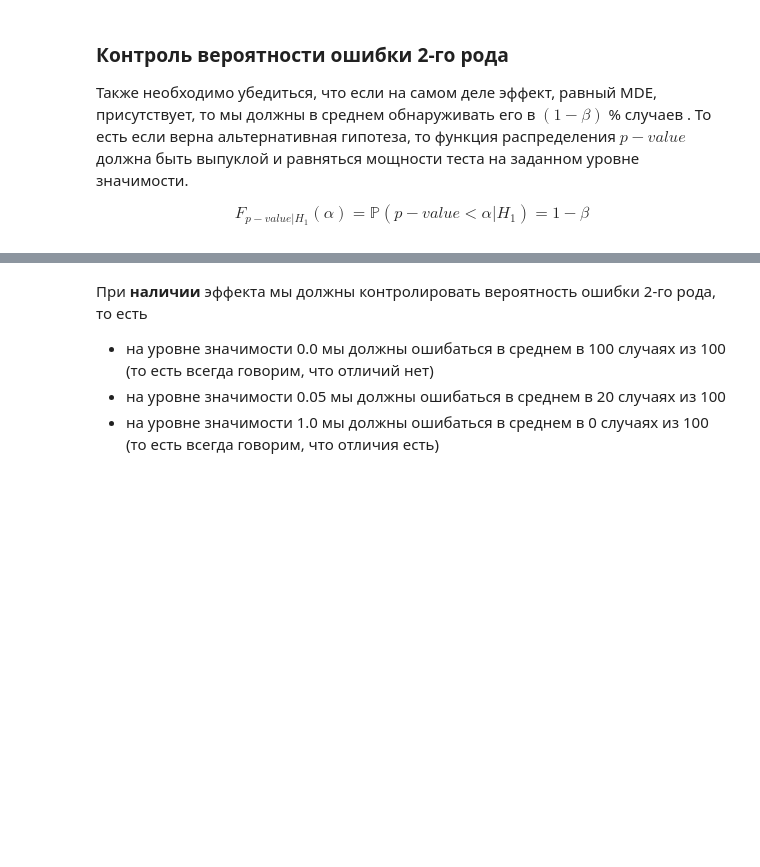
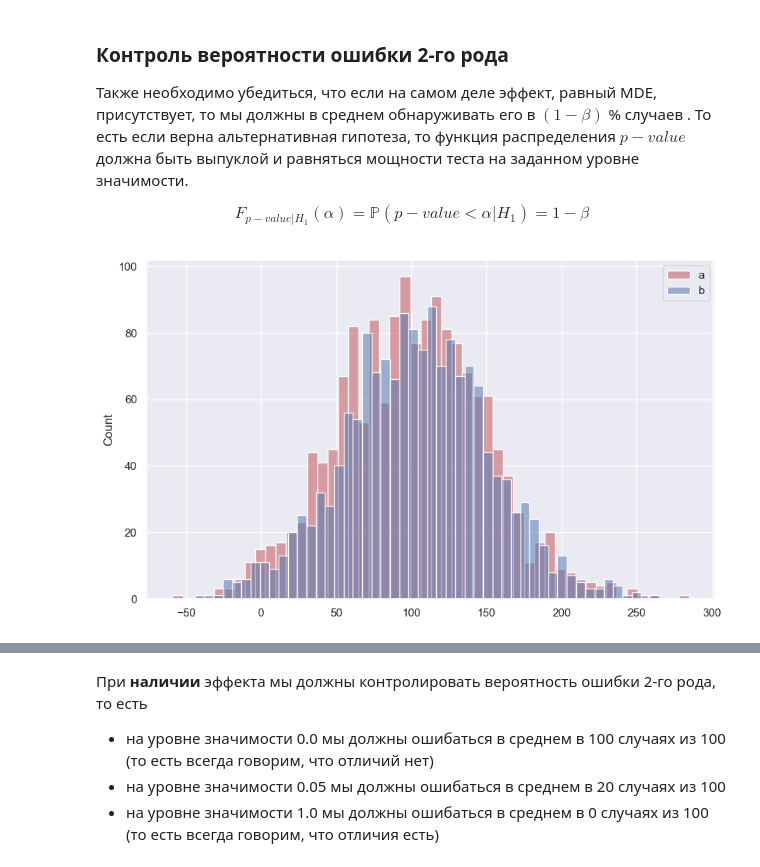
Before and after one commit to ShashlovAI/stat, a Jupyter notebook: design_testing.ipynb, the cells around one changed output, grey strips where cells are left out. Cells and saved outputs as stored; diff of their text form; code cells hidden in the pictures; blank space fills up the shorter version.

```diff
--- a/design_testing.ipynb
+++ b/design_testing.ipynb
@@ -117,6 +132,21 @@ plot_hist_and_ecdf(p_values)
 Также необходимо убедиться, что если на самом деле эффект, равный MDE, присутствует, то мы должны в среднем обнаруживать его в $(1 - {\beta})$ % случаев . То есть если верна альтернативная гипотеза, то функция распределения $p-value$ должна быть выпуклой и равняться мощности теста на заданном уровне значимости.
 
 $$F_{p-value | H_1}(\alpha) = \mathbb{P}(p-value < \alpha | H_1) = 1 - \beta$$
+# %%
+a = np.random.normal(loc=mu,
+                     scale=std,
+                     size=sample_size)
+b = np.random.normal(loc=mu,
+                     scale=std,
+                     size=sample_size ) + 0.05*mu
+# %%
+sns.histplot(x=a, color="r", alpha=0.5, bins = 50)
+sns.histplot(x=b, color="b", alpha=0.5, bins = 50)
+
+plt.legend(labels=['a','b'])
+plt.show()
+# %% [output]
+[figure, added]
 # %%
 p_values = []
 for _ in range(1000):
```
Also changed, not shown: parts of 3 cells of this notebook.
